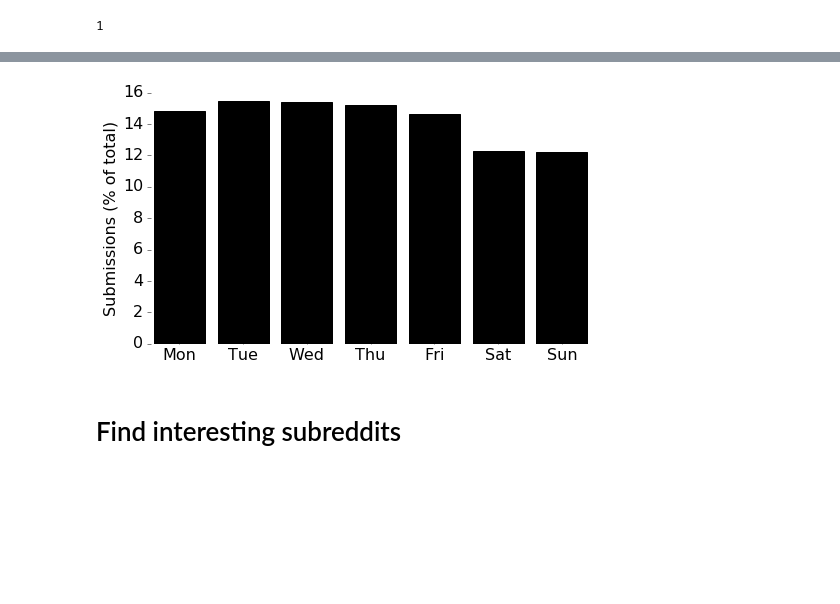
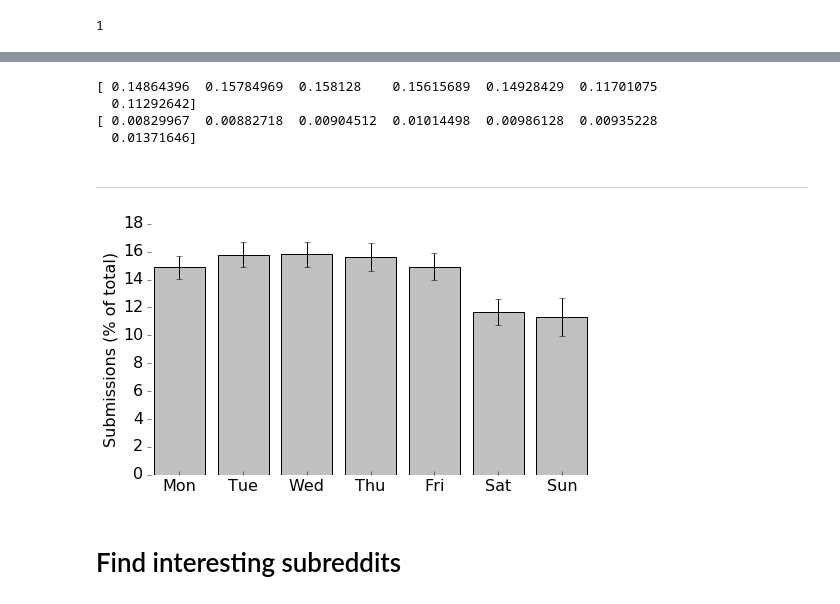
Before and after one commit to JeroenDelcour/redditStats, a Jupyter notebook: subreddits activity/subreddit video.ipynb, the cells around one changed output, grey strips where cells are left out. Cells and saved outputs as stored; diff of their text form; code cells hidden in the pictures; blank space fills up the shorter version.

```diff
--- a/subreddits activity/subreddit video.ipynb
+++ b/subreddits activity/subreddit video.ipynb
@@ -421,0 +430,10 @@ print d.isoweekday() # 1 == Monday
+# %%
+%%time
+r = np.arange(629, data.shape[1]-7, 7)
+weekday_activity = np.zeros((len(r),7))
+
+for i,j in enumerate(r):
+    d = data[:,j:j+7]
+    total = np.sum(d)
+    for day in range(7):
+        weekday_activity[i,day] = np.sum(d[:,day]) / total
@@ -422,3 +448,13 @@ print d.isoweekday() # 1 == Monday
+# %%
+print np.mean(weekday_activity, axis=0)
+print np.std(weekday_activity, axis=0)
+# %% [output]
+[ 0.14864396  0.15784969  0.158128    0.15615689  0.14928429  0.11701075
+  0.11292642]
+[ 0.00829967  0.00882718  0.00904512  0.01014498  0.00986128  0.00935228
+  0.01371646]
+# %% [markdown]
+<hr>
 # %%
 weekday_activity = np.zeros(7)
 for i in range(7):
@@ -428,17 +464,17 @@ weekday_activity = weekday_activity / np.sum(data[:,629:]) * 100
 # %%
 labels = ['Mon', 'Tue', 'Wed', 'Thu', 'Fri', 'Sat', 'Sun']
 
 plt.figure(figsize=(16/2,9/2))
-plt.bar(range(7), weekday_activity, align='center', color='black')
+plt.bar(range(7), np.mean(weekday_activity, axis=0)*100, yerr=np.std(weekday_activity, axis=0)*100, ecolor='black', align='center', color='silver')
 plt.xticks(range(7), labels)
 plt.ylabel('Submissions (% of total)')
 plt.xlim([-0.5, 6.5])
 
 hide_spines()
 
 plt.show()
 # %% [output]
-[figure, old version]
+[figure, new version]
 # %% [markdown]
 # Find interesting subreddits
 # %% [markdown]
```
Also changed, not shown: parts of 8 cells of this notebook.
